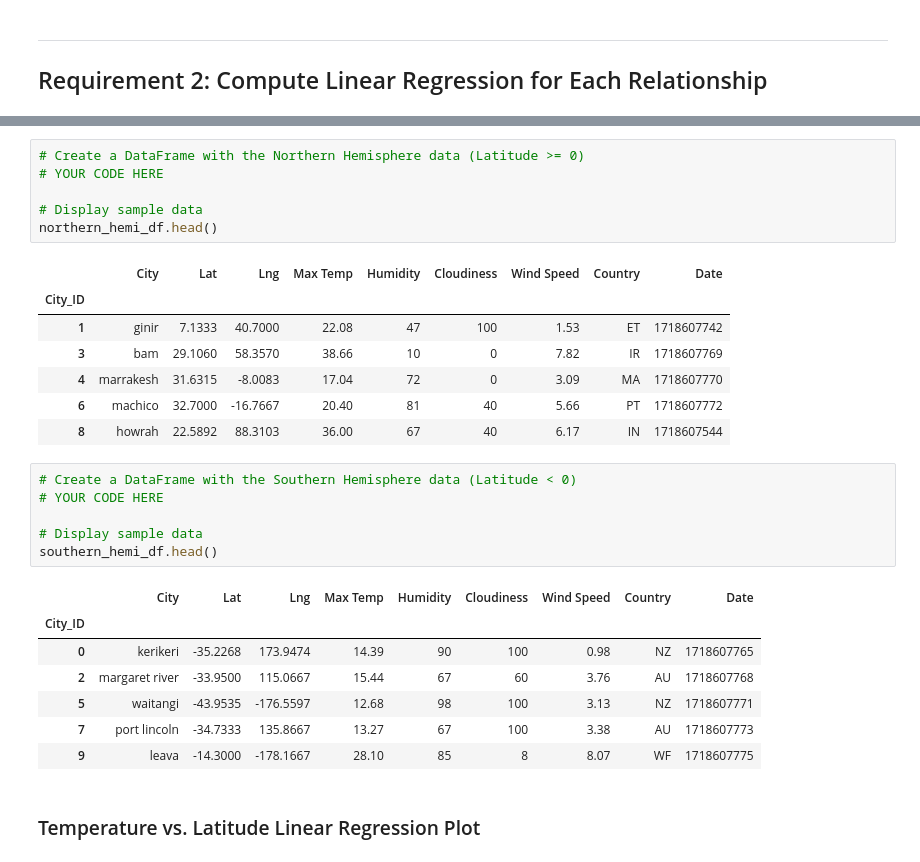
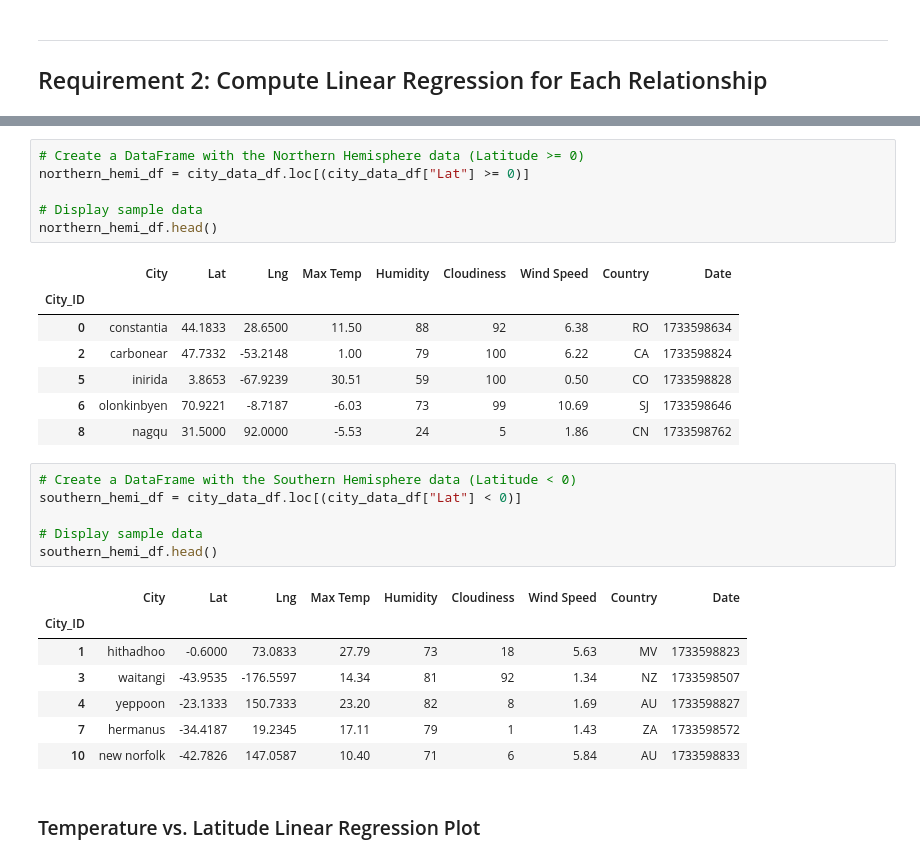
Before and after one commit to Melisa-Hodzic/python-api-challenge, a Jupyter notebook: WeatherPy/WeatherPy.ipynb, the cells around one changed output, grey strips where cells are left out. Cells and saved outputs as stored; diff of their text form.

```diff
--- a/WeatherPy/WeatherPy.ipynb
+++ b/WeatherPy/WeatherPy.ipynb
@@ -262,30 +289,30 @@ plt.show()
 # %%
 # Create a DataFrame with the Northern Hemisphere data (Latitude >= 0)
-# YOUR CODE HERE
+northern_hemi_df = city_data_df.loc[(city_data_df["Lat"] >= 0)]
 
 # Display sample data
 northern_hemi_df.head()
 # %% [output]
 |  | City | Lat | Lng | Max Temp | Humidity | Cloudiness | Wind Speed | Country | Date |
 | City_ID |  |  |  |  |  |  |  |  |  |
-| 1 | ginir | 7.1333 | 40.7000 | 22.08 | 47 | 100 | 1.53 | ET | 1718607742 |
-| 3 | bam | 29.1060 | 58.3570 | 38.66 | 10 | 0 | 7.82 | IR | 1718607769 |
-| 4 | marrakesh | 31.6315 | -8.0083 | 17.04 | 72 | 0 | 3.09 | MA | 1718607770 |
-| 6 | machico | 32.7000 | -16.7667 | 20.40 | 81 | 40 | 5.66 | PT | 1718607772 |
-| 8 | howrah | 22.5892 | 88.3103 | 36.00 | 67 | 40 | 6.17 | IN | 1718607544 |
+| 0 | constantia | 44.1833 | 28.6500 | 11.50 | 88 | 92 | 6.38 | RO | 1733598634 |
+| 2 | carbonear | 47.7332 | -53.2148 | 1.00 | 79 | 100 | 6.22 | CA | 1733598824 |
+| 5 | inirida | 3.8653 | -67.9239 | 30.51 | 59 | 100 | 0.50 | CO | 1733598828 |
+| 6 | olonkinbyen | 70.9221 | -8.7187 | -6.03 | 73 | 99 | 10.69 | SJ | 1733598646 |
+| 8 | nagqu | 31.5000 | 92.0000 | -5.53 | 24 | 5 | 1.86 | CN | 1733598762 |
 # %%
 # Create a DataFrame with the Southern Hemisphere data (Latitude < 0)
-# YOUR CODE HERE
+southern_hemi_df = city_data_df.loc[(city_data_df["Lat"] < 0)]
 
 # Display sample data
 southern_hemi_df.head()
 # %% [output]
 |  | City | Lat | Lng | Max Temp | Humidity | Cloudiness | Wind Speed | Country | Date |
 | City_ID |  |  |  |  |  |  |  |  |  |
-| 0 | kerikeri | -35.2268 | 173.9474 | 14.39 | 90 | 100 | 0.98 | NZ | 1718607765 |
-| 2 | margaret river | -33.9500 | 115.0667 | 15.44 | 67 | 60 | 3.76 | AU | 1718607768 |
-| 5 | waitangi | -43.9535 | -176.5597 | 12.68 | 98 | 100 | 3.13 | NZ | 1718607771 |
-| 7 | port lincoln | -34.7333 | 135.8667 | 13.27 | 67 | 100 | 3.38 | AU | 1718607773 |
-| 9 | leava | -14.3000 | -178.1667 | 28.10 | 85 | 8 | 8.07 | WF | 1718607775 |
+| 1 | hithadhoo | -0.6000 | 73.0833 | 27.79 | 73 | 18 | 5.63 | MV | 1733598823 |
+| 3 | waitangi | -43.9535 | -176.5597 | 14.34 | 81 | 92 | 1.34 | NZ | 1733598507 |
+| 4 | yeppoon | -23.1333 | 150.7333 | 23.20 | 82 | 8 | 1.69 | AU | 1733598827 |
+| 7 | hermanus | -34.4187 | 19.2345 | 17.11 | 79 | 1 | 1.43 | ZA | 1733598572 |
+| 10 | new norfolk | -42.7826 | 147.0587 | 10.40 | 71 | 6 | 5.84 | AU | 1733598833 |
 # %% [markdown]
 ###  Temperature vs. Latitude Linear Regression Plot
```
Also changed, not shown: parts of 32 cells of this notebook, 8 other files.
